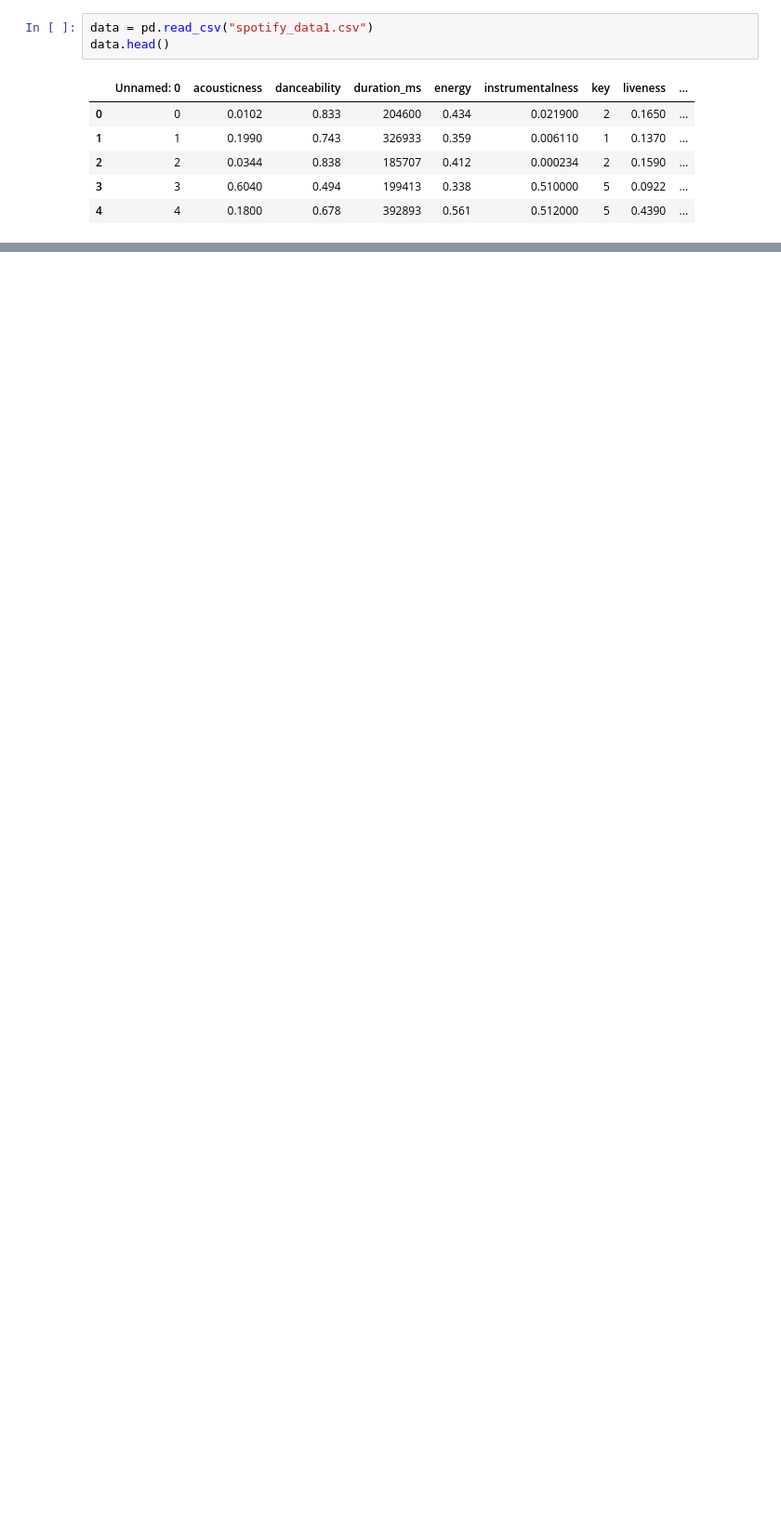
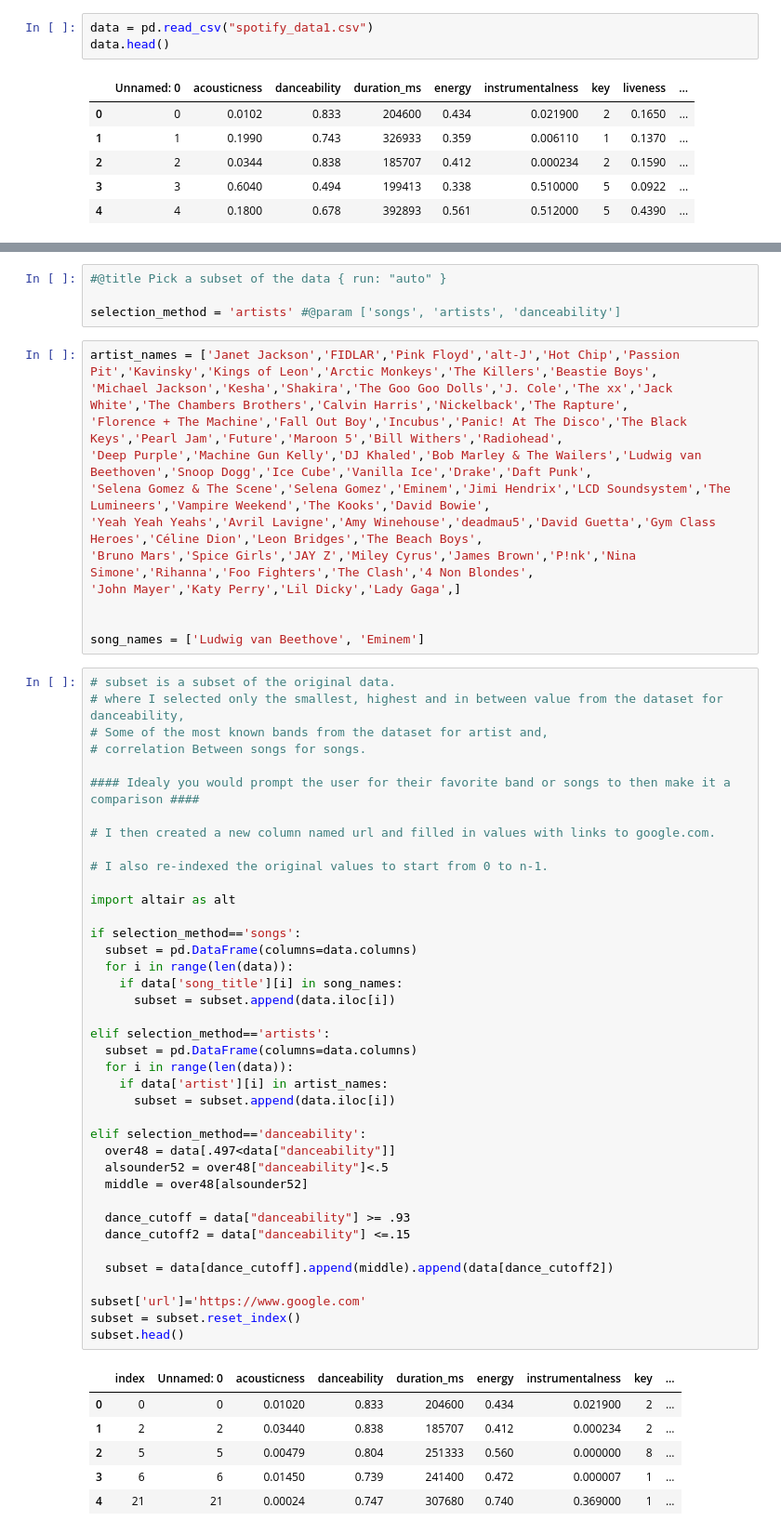
Before and after one commit to paulodeluna/Data_Visualization_cs06, a Jupyter notebook: Data_Visualization_cs06.ipynb, the cells around one changed output, grey strips where cells are left out. Shown at 93% size. Drawn from its saved outputs; the diff is of its cells as text; blank space fills up the shorter version.

```diff
--- a/Data_Visualization_cs06.ipynb
+++ b/Data_Visualization_cs06.ipynb
@@ -85,0 +32,62 @@ HTML(fig.to_html()) # added this line
+# %%
+#@title Pick a subset of the data { run: "auto" }
+
+selection_method = 'artists' #@param ['songs', 'artists', 'danceability']
+# %%
+artist_names = ['Janet Jackson','FIDLAR','Pink Floyd','alt-J','Hot Chip','Passion Pit','Kavinsky','Kings of Leon','Arctic Monkeys','The Killers','Beastie Boys',
+'Michael Jackson','Kesha','Shakira','The Goo Goo Dolls','J. Cole','The xx','Jack White','The Chambers Brothers','Calvin Harris','Nickelback','The Rapture',
+'Florence + The Machine','Fall Out Boy','Incubus','Panic! At The Disco','The Black Keys','Pearl Jam','Future','Maroon 5','Bill Withers','Radiohead',
+'Deep Purple','Machine Gun Kelly','DJ Khaled','Bob Marley & The Wailers','Ludwig van Beethoven','Snoop Dogg','Ice Cube','Vanilla Ice','Drake','Daft Punk',
+'Selena Gomez & The Scene','Selena Gomez','Eminem','Jimi Hendrix','LCD Soundsystem','The Lumineers','Vampire Weekend','The Kooks','David Bowie',
+'Yeah Yeah Yeahs','Avril Lavigne','Amy Winehouse','deadmau5','David Guetta','Gym Class Heroes','Céline Dion','Leon Bridges','The Beach Boys',
+'Bruno Mars','Spice Girls','JAY Z','Miley Cyrus','James Brown','P!nk','Nina Simone','Rihanna','Foo Fighters','The Clash','4 Non Blondes',
+'John Mayer','Katy Perry','Lil Dicky','Lady Gaga',]
+
+
+song_names = ['Ludwig van Beethove', 'Eminem']
+# %%
+# subset is a subset of the original data.
+# where I selected only the smallest, highest and in between value from the dataset for danceability,
+# Some of the most known bands from the dataset for artist and,
+# correlation Between songs for songs.
+
+#### Idealy you would prompt the user for their favorite band or songs to then make it a comparison ####
+
+# I then created a new column named url and filled in values with links to google.com.
+
+# I also re-indexed the original values to start from 0 to n-1.
+
+import altair as alt
+
+if selection_method=='songs':
+  subset = pd.DataFrame(columns=data.columns)
+  for i in range(len(data)):
+    if data['song_title'][i] in song_names:
+      subset = subset.append(data.iloc[i])
+
+elif selection_method=='artists':
+  subset = pd.DataFrame(columns=data.columns)
+  for i in range(len(data)):
+    if data['artist'][i] in artist_names:
+      subset = subset.append(data.iloc[i])
+
+elif selection_method=='danceability':
+  over48 = data[.497<data["danceability"]]
+  alsounder52 = over48["danceability"]<.5
+  middle = over48[alsounder52]
+
+  dance_cutoff = data["danceability"] >= .93
+  dance_cutoff2 = data["danceability"] <=.15
+
+  subset = data[dance_cutoff].append(middle).append(data[dance_cutoff2])
+
+subset['url']='https://www.google.com'
+subset = subset.reset_index()
+subset.head()
+# %% [output]
+|  | index | Unnamed: 0 | acousticness | danceability | duration_ms | energy | instrumentalness | key | ... |
+| 0 | 0 | 0 | 0.01020 | 0.833 | 204600 | 0.434 | 0.021900 | 2 | ... |
+| 1 | 2 | 2 | 0.03440 | 0.838 | 185707 | 0.412 | 0.000234 | 2 | ... |
+| 2 | 5 | 5 | 0.00479 | 0.804 | 251333 | 0.560 | 0.000000 | 8 | ... |
+| 3 | 6 | 6 | 0.01450 | 0.739 | 241400 | 0.472 | 0.000007 | 1 | ... |
+| 4 | 21 | 21 | 0.00024 | 0.747 | 307680 | 0.740 | 0.369000 | 1 | ... |
```
Also changed, not shown: parts of 6 cells of this notebook.
